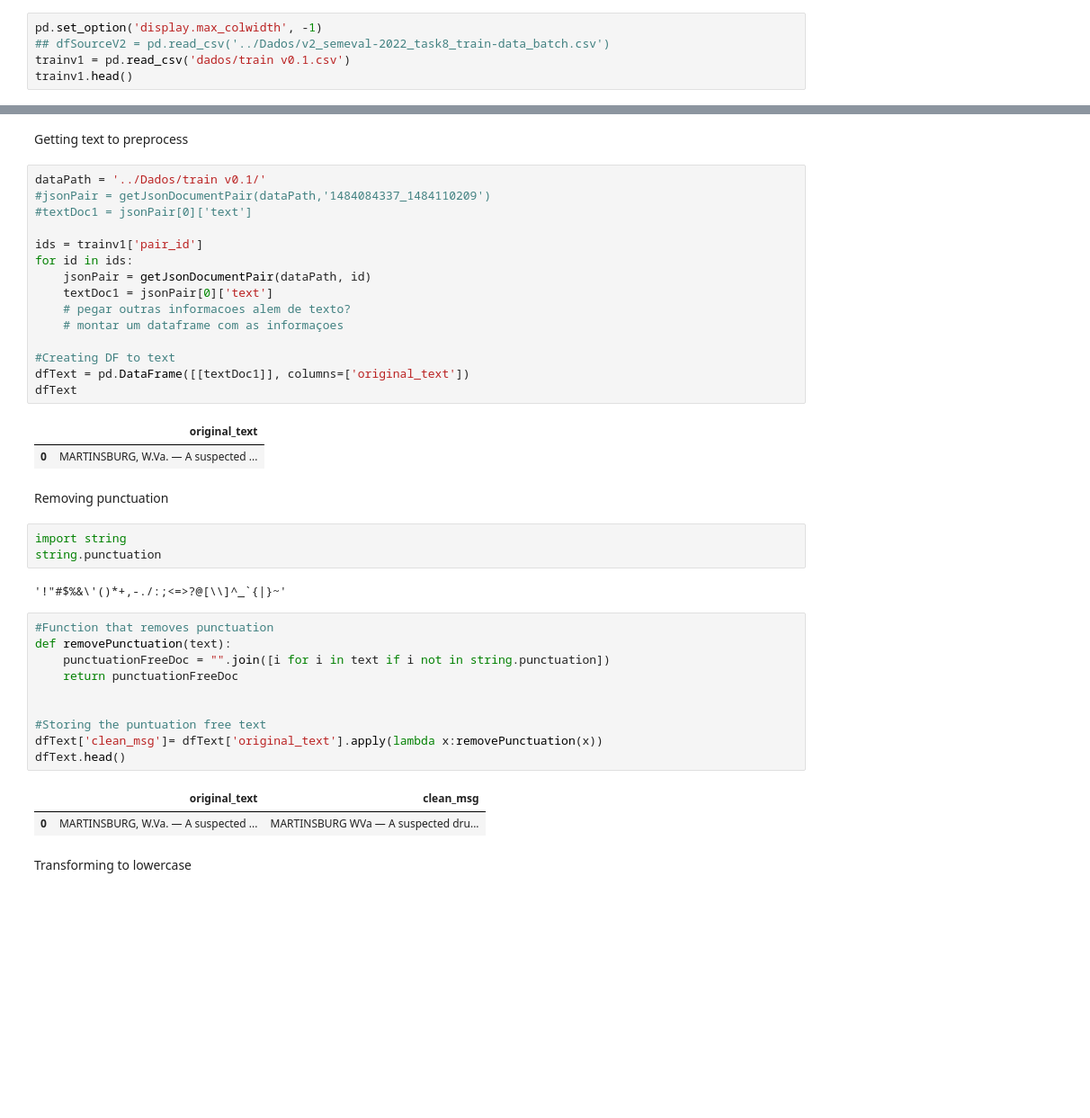
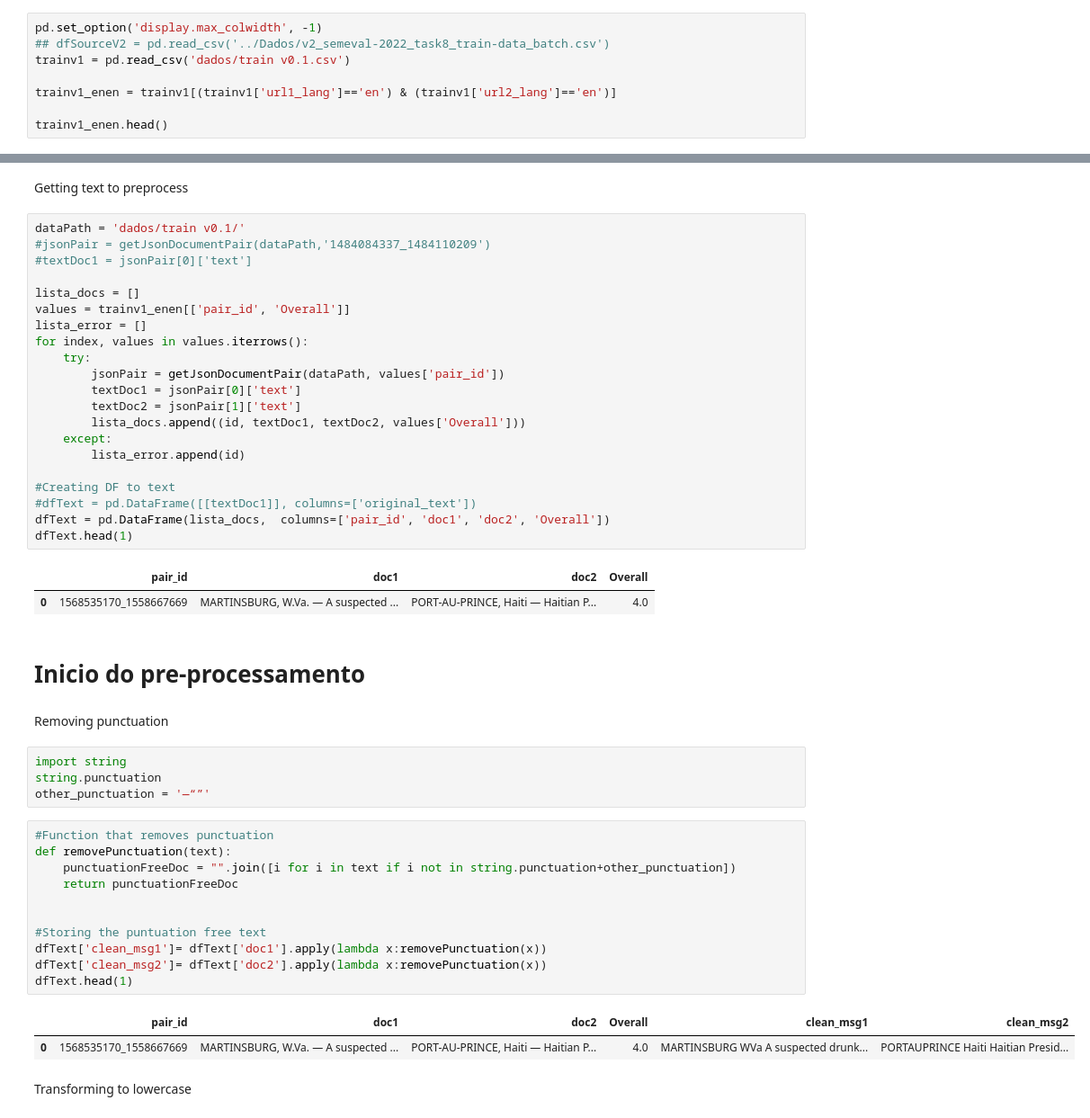
Before and after one commit to mariamaOlive/projeto2-nlp-sidi-residencia, a Jupyter notebook: preprocessing.ipynb, the cells around one changed output, grey strips where cells are left out. Shown: that part at 90% size. Saved outputs shown, nothing was run; the diff lists cells and outputs as text; blank space fills up the shorter version.

```diff
--- a/preprocessing.ipynb
+++ b/preprocessing.ipynb
@@ -18,7 +15,10 @@ Read files
 pd.set_option('display.max_colwidth', -1)
 ## dfSourceV2 = pd.read_csv('../Dados/v2_semeval-2022_task8_train-data_batch.csv')
 trainv1 = pd.read_csv('dados/train v0.1.csv')
-trainv1.head()
+
+trainv1_enen = trainv1[(trainv1['url1_lang']=='en') & (trainv1['url2_lang']=='en')]
+
+trainv1_enen.head()
 # %% [output]
 |  | url1_lang | url2_lang | pair_id | link1 | link2 | ia_link1 | ia_link2 | Geography | Entities | Time | ... |
 | 0 | en | en | 1484084337_1484110209 | https://www.washingtonpost.com/lo... | https://www.washingtonpost.com/wo... | https://web.archive.org/web/www.w... | https://web.archive.org/web/www.w... | 4.0 | 4.000000 | 1.000000 | ... |
@@ -55,43 +64,51 @@ def getJsonDocumentPair(dataPath, pairId):
 # %% [markdown]
 Getting text to preprocess
 # %%
-dataPath = '../Dados/train v0.1/'
+dataPath = 'dados/train v0.1/'
 #jsonPair = getJsonDocumentPair(dataPath,'1484084337_1484110209')
 #textDoc1 = jsonPair[0]['text']
 
-ids = trainv1['pair_id']
-for id in ids:
-    jsonPair = getJsonDocumentPair(dataPath, id)
-    textDoc1 = jsonPair[0]['text']
-    # pegar outras informacoes alem de texto?
-    # montar um dataframe com as informaçoes
+lista_docs = []
+values = trainv1_enen[['pair_id', 'Overall']]
+lista_error = []
+for index, values in values.iterrows():
+    try:
+        jsonPair = getJsonDocumentPair(dataPath, values['pair_id'])
+        textDoc1 = jsonPair[0]['text']
+        textDoc2 = jsonPair[1]['text']
+        lista_docs.append((id, textDoc1, textDoc2, values['Overall']))
+    except:
+        lista_error.append(id)
 
 #Creating DF to text
-dfText = pd.DataFrame([[textDoc1]], columns=['original_text'])
-dfText
+#dfText = pd.DataFrame([[textDoc1]], columns=['original_text'])
+dfText = pd.DataFrame(lista_docs,  columns=['pair_id', 'doc1', 'doc2', 'Overall'])
+dfText.head(1)
 # %% [output]
-|  | original_text |
-| 0 | MARTINSBURG, W.Va. — A suspected ... |
+|  | pair_id | doc1 | doc2 | Overall |
+| 0 | 1568535170_1558667669 | MARTINSBURG, W.Va. — A suspected ... | PORT-AU-PRINCE, Haiti — Haitian P... | 4.0 |
+# %% [markdown]
+# Inicio do pre-processamento
 # %% [markdown]
 Removing punctuation
 # %%
 import string
 string.punctuation
+other_punctuation = '—“”'
-# %% [output]
-'!"#$%&\'()*+,-./:;<=>?@[\\]^_`{|}~'
 # %%
 #Function that removes punctuation
 def removePunctuation(text):
-    punctuationFreeDoc = "".join([i for i in text if i not in string.punctuation])
+    punctuationFreeDoc = "".join([i for i in text if i not in string.punctuation+other_punctuation])
     return punctuationFreeDoc
 
 
 #Storing the puntuation free text
-dfText['clean_msg']= dfText['original_text'].apply(lambda x:removePunctuation(x))
-dfText.head()
+dfText['clean_msg1']= dfText['doc1'].apply(lambda x:removePunctuation(x))
+dfText['clean_msg2']= dfText['doc2'].apply(lambda x:removePunctuation(x))
+dfText.head(1)
 # %% [output]
-|  | original_text | clean_msg |
-| 0 | MARTINSBURG, W.Va. — A suspected ... | MARTINSBURG WVa — A suspected dru... |
+|  | pair_id | doc1 | doc2 | Overall | clean_msg1 | clean_msg2 |
+| 0 | 1568535170_1558667669 | MARTINSBURG, W.Va. — A suspected ... | PORT-AU-PRINCE, Haiti — Haitian P... | 4.0 | MARTINSBURG WVa A suspected drunk... | PORTAUPRINCE Haiti Haitian Presid... |
 # %% [markdown]
 Transforming to lowercase
 # %%
```
Also changed, not shown: parts of 15 cells of this notebook.
